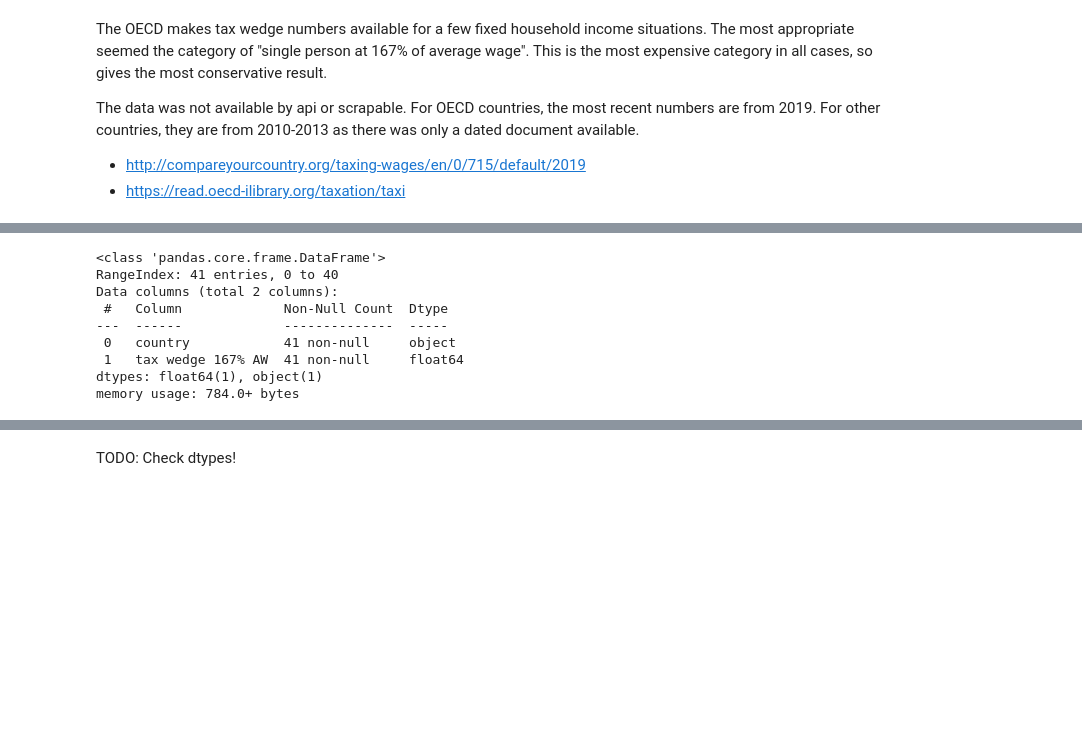
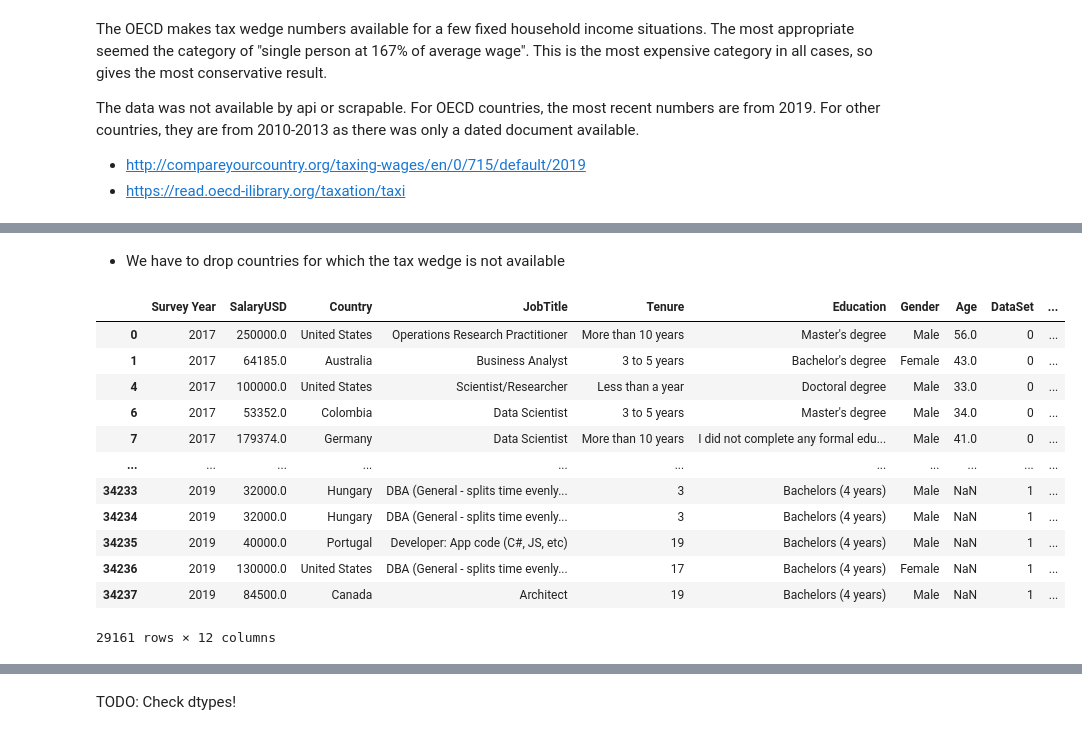
Before and after one commit to hendrikbaacke/Data-Madness, a Jupyter notebook: Income_and_Living_Prices__Data_Madness.ipynb, the cells around one changed output, grey strips where cells are left out. Cells and saved outputs as stored; diff of their text form; code cells hidden in the pictures; blank space fills up the shorter version.

Commit message:
dropped countries with unknown tax wedge

```diff
--- a/Income_and_Living_Prices__Data_Madness.ipynb
+++ b/Income_and_Living_Prices__Data_Madness.ipynb
@@ -722,15 +710,3 @@ df_tax
 | 39 | Indonesia | 8.2 |
 | 40 | South Africa | 27.5 |
 41 rows × 2 columns
-# %%
-df_tax.info()
-# %% [output]
-<class 'pandas.core.frame.DataFrame'>
-RangeIndex: 41 entries, 0 to 40
-Data columns (total 2 columns):
- #   Column             Non-Null Count  Dtype
----  ------             --------------  -----
- 0   country            41 non-null     object
- 1   tax wedge 167% AW  41 non-null     float64
-dtypes: float64(1), object(1)
-memory usage: 784.0+ bytes
@@ -736,0 +716,18 @@ memory usage: 784.0+ bytes
+# %% [markdown]
++  We have to drop countries for which the tax wedge is not available
+# %%
+df_income_filtered.dropna(subset=['taxWedge'])
+# %% [output]
+|  | Survey Year | SalaryUSD | Country | JobTitle | Tenure | Education | Gender | Age | DataSet | ... |
+| 0 | 2017 | 250000.0 | United States | Operations Research Practitioner | More than 10 years | Master's degree | Male | 56.0 | 0 | ... |
+| 1 | 2017 | 64185.0 | Australia | Business Analyst | 3 to 5 years | Bachelor's degree | Female | 43.0 | 0 | ... |
+| 4 | 2017 | 100000.0 | United States | Scientist/Researcher | Less than a year | Doctoral degree | Male | 33.0 | 0 | ... |
+| 6 | 2017 | 53352.0 | Colombia | Data Scientist | 3 to 5 years | Master's degree | Male | 34.0 | 0 | ... |
+| 7 | 2017 | 179374.0 | Germany | Data Scientist | More than 10 years | I did not complete any formal edu... | Male | 41.0 | 0 | ... |
+| ... | ... | ... | ... | ... | ... | ... | ... | ... | ... | ... |
+| 34233 | 2019 | 32000.0 | Hungary | DBA (General - splits time evenly... | 3 | Bachelors (4 years) | Male | NaN | 1 | ... |
+| 34234 | 2019 | 32000.0 | Hungary | DBA (General - splits time evenly... | 3 | Bachelors (4 years) | Male | NaN | 1 | ... |
+| 34235 | 2019 | 40000.0 | Portugal | Developer: App code (C#, JS, etc) | 19 | Bachelors (4 years) | Male | NaN | 1 | ... |
+| 34236 | 2019 | 130000.0 | United States | DBA (General - splits time evenly... | 17 | Bachelors (4 years) | Female | NaN | 1 | ... |
+| 34237 | 2019 | 84500.0 | Canada | Architect | 19 | Bachelors (4 years) | Male | NaN | 1 | ... |
+29161 rows × 12 columns
```
Also changed, not shown: parts of 6 cells of this notebook, 1 other file.
